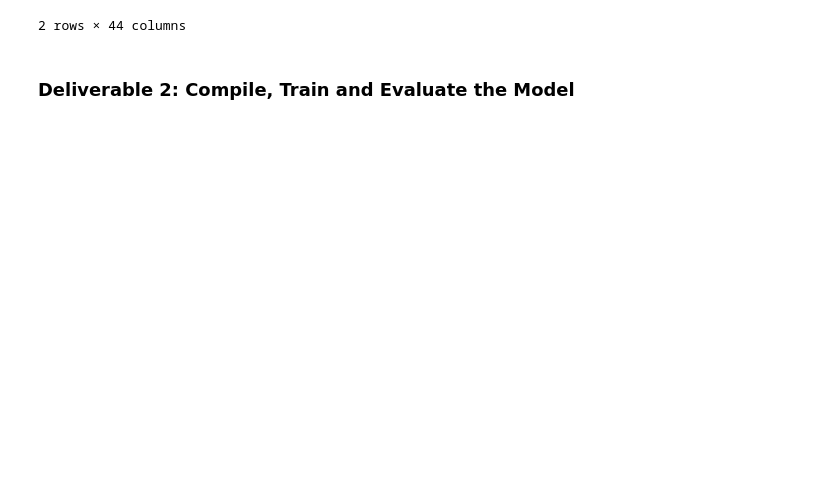
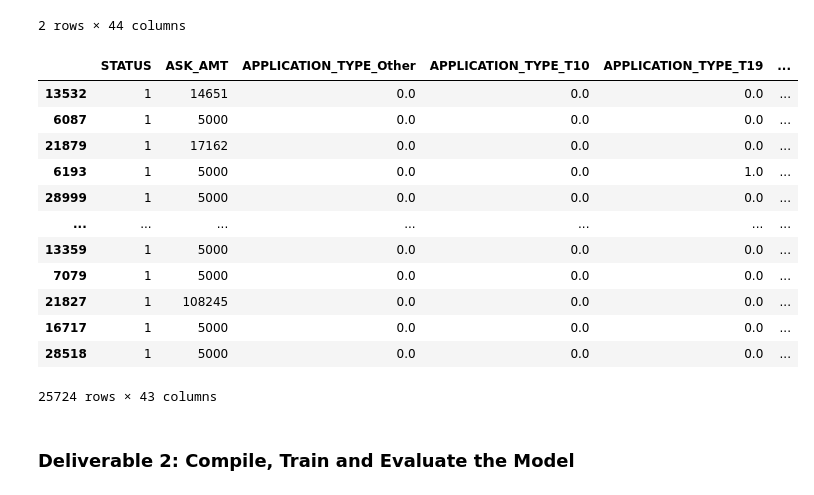
Before and after one commit to NortonAAA/Neural_Network_Charity_Analysis, a Jupyter notebook: AlphabetSoupCharity.ipynb, the cells around one changed output. Drawn from its saved outputs; the diff is of its cells as text; code cells hidden in the pictures; blank space fills up the shorter version.

```diff
--- a/AlphabetSoupCharity.ipynb
+++ b/AlphabetSoupCharity.ipynb
@@ -177,9 +177,24 @@ application_df.head(2)
 # %%
 # Split our preprocessed data into our features and target arrays
 X = application_df.drop(columns=["IS_SUCCESSFUL"])
 y = application_df["IS_SUCCESSFUL"]
 # Split the preprocessed data into a training and testing dataset
 X_train, X_test, y_train, y_test = train_test_split(X, y, random_state=42, stratify=y)
+X_train
+# %% [output]
+|  | STATUS | ASK_AMT | APPLICATION_TYPE_Other | APPLICATION_TYPE_T10 | APPLICATION_TYPE_T19 | ... |
+| 13532 | 1 | 14651 | 0.0 | 0.0 | 0.0 | ... |
+| 6087 | 1 | 5000 | 0.0 | 0.0 | 0.0 | ... |
+| 21879 | 1 | 17162 | 0.0 | 0.0 | 0.0 | ... |
+| 6193 | 1 | 5000 | 0.0 | 0.0 | 1.0 | ... |
+| 28999 | 1 | 5000 | 0.0 | 0.0 | 0.0 | ... |
+| ... | ... | ... | ... | ... | ... | ... |
+| 13359 | 1 | 5000 | 0.0 | 0.0 | 0.0 | ... |
+| 7079 | 1 | 5000 | 0.0 | 0.0 | 0.0 | ... |
+| 21827 | 1 | 108245 | 0.0 | 0.0 | 0.0 | ... |
+| 16717 | 1 | 5000 | 0.0 | 0.0 | 0.0 | ... |
+| 28518 | 1 | 5000 | 0.0 | 0.0 | 0.0 | ... |
+25724 rows × 43 columns
 # %%
 # Create a StandardScaler instances
 scaler = StandardScaler()
```
Also changed, not shown: parts of 12 cells of this notebook, 1 other file.
